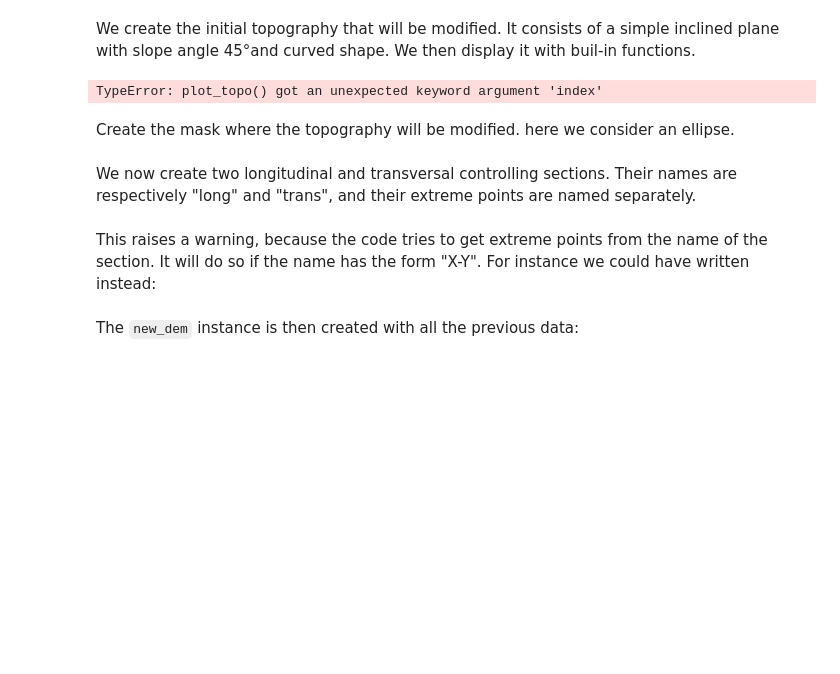
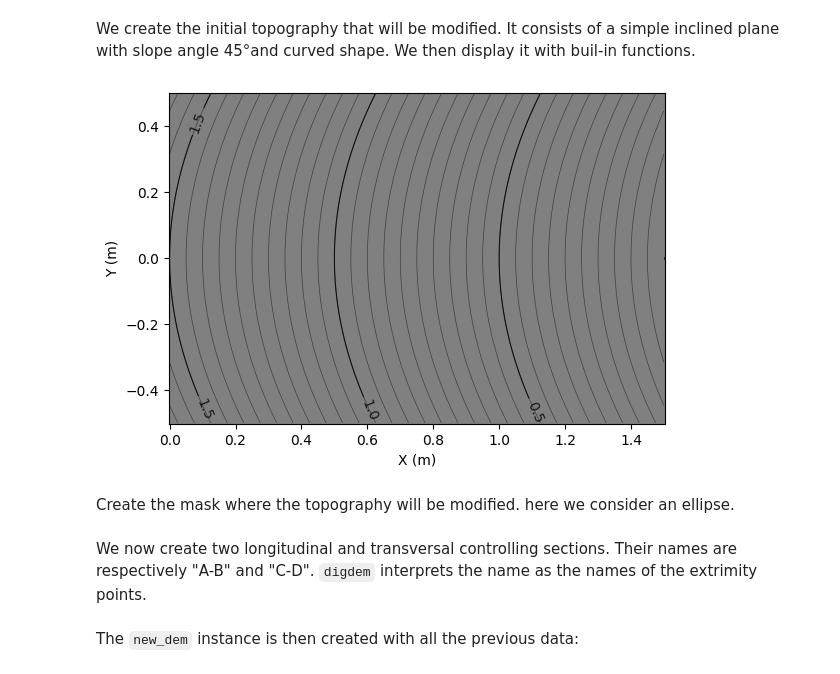
Before and after one commit to marcperuz/digdem, a Jupyter notebook: examples/synthetic_topography.ipynb, the cells around one changed output. Cells and saved outputs as stored; diff of their text form; code cells hidden in the pictures; blank space fills up the shorter version.

```diff
--- a/examples/synthetic_topography.ipynb
+++ b/examples/synthetic_topography.ipynb
@@ -12,22 +12,22 @@ We create the initial topography that will be modified. It consists of a simple
 # %%
 # Initiate mesh
 x = np.linspace(0, 1.5, 300)
 y = np.linspace(-0.5, 0.5, 200)
 xmesh, ymesh = np.meshgrid(x, y, indexing='ij')
 
 # Initial topography
 slope_angle = 45
 zold = -np.tan(np.deg2rad(slope_angle)) * xmesh + 0.5 * ymesh**2
 zold = zold - np.min(zold)
 #zlod = np.minimum
 
 # Plot topography
 digdem.plot.plot_topo(zold, x, y,
                       uniform_grey=0.5,
-                      index='ij',
+                      indexing='ij',
                      )
 # %% [output]
-TypeError: plot_topo() got an unexpected keyword argument 'index'
+[figure, added]
 # %% [markdown]
 Create the mask where the topography will be modified. here we consider an ellipse.
 # %%
@@ -39,4 +39,4 @@ ywidth = 0.20
 tmp = 1 - (xmesh - xc) ** 2 / xwidth**2 - (ymesh - yc) ** 2 / ywidth**2
 mask = tmp >= 0
 # %% [markdown]
-We now create two longitudinal and transversal controlling sections. Their names are respectively "long" and "trans", and their extreme points are named separately.
+We now create two longitudinal and transversal controlling sections. Their names are respectively "A-B" and "C-D". `digdem` interprets the name as the names of the extrimity points.
@@ -59,5 +43,2 @@ sec_long.extreme_points_names=['C','D']
-# %% [markdown]
-This raises a warning, because the code tries to get extreme points from the name of the section. It will do so if the name has the form "X-Y".
-For instance we could have written instead:
 # %%
 # Longitudinal cross-section
```
Also changed, not shown: parts of 16 cells of this notebook, 3 other files.
